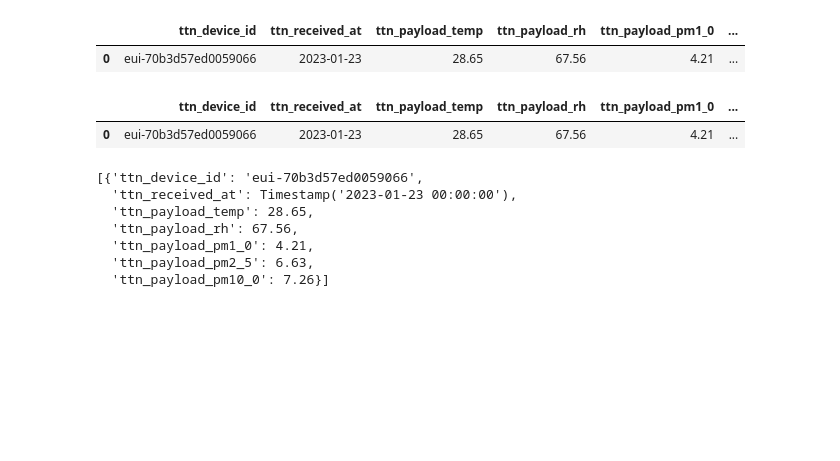
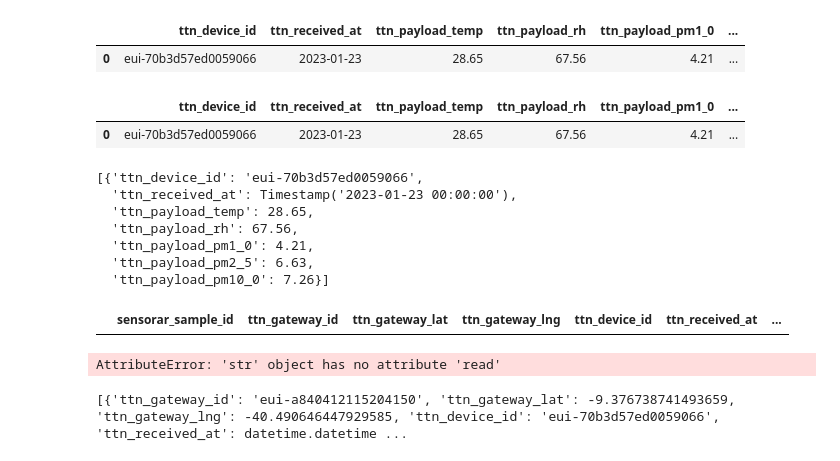
Before and after one commit to smurilogs/iotdev-airquality-monitoringsystem, a Jupyter notebook: projects/airquality-sensorar/src/test.ipynb, the cells around one changed output. Saved outputs shown, nothing was run; the diff lists cells and outputs as text; code cells hidden in the pictures; blank space fills up the shorter version.

```diff
--- a/projects/airquality-sensorar/src/test.ipynb
+++ b/projects/airquality-sensorar/src/test.ipynb
@@ -79,3 +79,69 @@ date_df.to_dict('records')
   'ttn_payload_pm1_0': 4.21,
   'ttn_payload_pm2_5': 6.63,
   'ttn_payload_pm10_0': 7.26}]
+# %%
+
+import pandas as pd
+import sqlite3
+from datetime import datetime
+
+def get_select_df():
+    date_start_str = datetime.now().strftime("%Y-%m-%d")
+    con = sqlite3.connect('../data/db.sqlite3')
+    select_df = pd.read_sql_query('SELECT * from sample_tb WHERE \''+ date_start_str + ' 00:00\' < ttn_received_at', con)
+    con.close()
+    return select_df
+
+get_select_df()
+# %% [output]
+|  | sensorar_sample_id | ttn_gateway_id | ttn_gateway_lat | ttn_gateway_lng | ttn_device_id | ttn_received_at | ... |
+# %%
+import json
+
+uplink_dicts = json.load('../data/cached_last_uplink_messages.json')
+
+items = []
+for uplink_dict in uplink_dicts:
+    item = {
+        'ttn_gateway_id': uplink_dict['uplink_message']['rx_metadata'][0]['gateway_ids']['gateway_id'],
+        'ttn_gateway_lat': uplink_dict['uplink_message']['rx_metadata'][0]['location']['latitude'],
+        'ttn_gateway_lng': uplink_dict['uplink_message']['rx_metadata'][0]['location']['longitude'],
+        'ttn_device_id': uplink_dict['end_device_ids']['device_id'],
+        'ttn_received_at': datetime.fromisoformat(str(uplink_dict['received_at'])),
+        'ttn_payload_frm': uplink_dict['uplink_message']['frm_payload'],
+        'ttn_payload_temp': uplink_dict['uplink_message']['decoded_payload']['temp'],
+        'ttn_payload_rh': uplink_dict['uplink_message']['decoded_payload']['rh'],
+        'ttn_payload_pm1_0': uplink_dict['uplink_message']['decoded_payload']['pm1_0'],
+        'ttn_payload_pm2_5': uplink_dict['uplink_message']['decoded_payload']['pm2_5'],
+        'ttn_payload_pm10_0': uplink_dict['uplink_message']['decoded_payload']['pm10_0']
+    }
+    items.append(item)
+
+print(items)
+# %% [output]
+AttributeError: 'str' object has no attribute 'read'
+# %%
+import json
+
+with open('../data/cached_last_uplink_messages.json') as json_file:
+    uplink_dicts = json.load(json_file)
+    items = []
+    for uplink_dict in uplink_dicts:
+        item = {
+            'ttn_gateway_id': uplink_dict['result']['uplink_message']['rx_metadata'][0]['gateway_ids']['gateway_id'],
+            'ttn_gateway_lat': uplink_dict['result']['uplink_message']['rx_metadata'][0]['location']['latitude'],
+            'ttn_gateway_lng': uplink_dict['result']['uplink_message']['rx_metadata'][0]['location']['longitude'],
+            'ttn_device_id': uplink_dict['result']['end_device_ids']['device_id'],
+            'ttn_received_at': datetime.fromisoformat(str(uplink_dict['result']['received_at'])),
+            'ttn_payload_frm': uplink_dict['result']['uplink_message']['frm_payload'],
+            'ttn_payload_temp': uplink_dict['result']['uplink_message']['decoded_payload']['temp'],
+            'ttn_payload_rh': uplink_dict['result']['uplink_message']['decoded_payload']['rh'],
+            'ttn_payload_pm1_0': uplink_dict['result']['uplink_message']['decoded_payload']['pm1_0'],
+            'ttn_payload_pm2_5': uplink_dict['result']['uplink_message']['decoded_payload']['pm2_5'],
+            'ttn_payload_pm10_0': uplink_dict['result']['uplink_message']['decoded_payload']['pm10_0']
+        }
+        items.append(item)
+
+    print(items)
+# %% [output]
+[{'ttn_gateway_id': 'eui-a840412115204150', 'ttn_gateway_lat': -9.376738741493659, 'ttn_gateway_lng': -40.490646447929585, 'ttn_device_id': 'eui-70b3d57ed0059066', 'ttn_received_at': datetime.datetime ...
```
Also changed, not shown: parts of 2 cells of this notebook, 2 other files.
